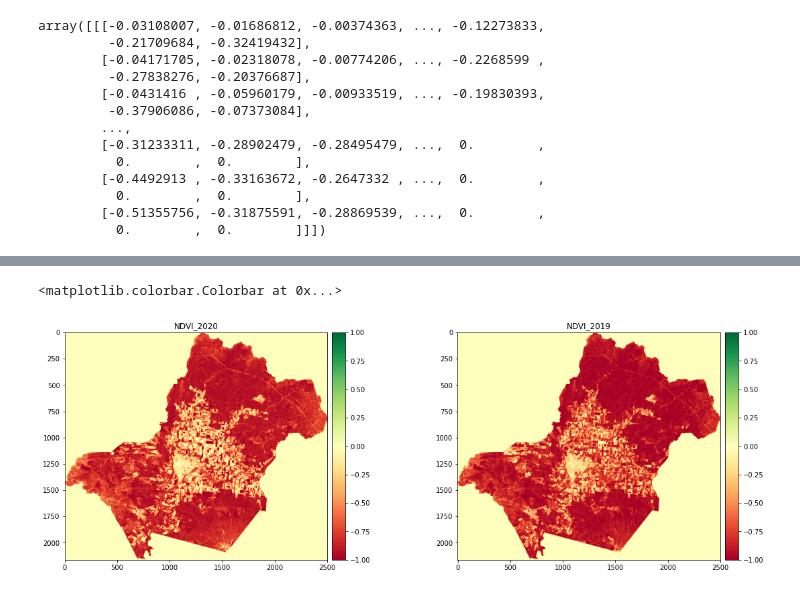
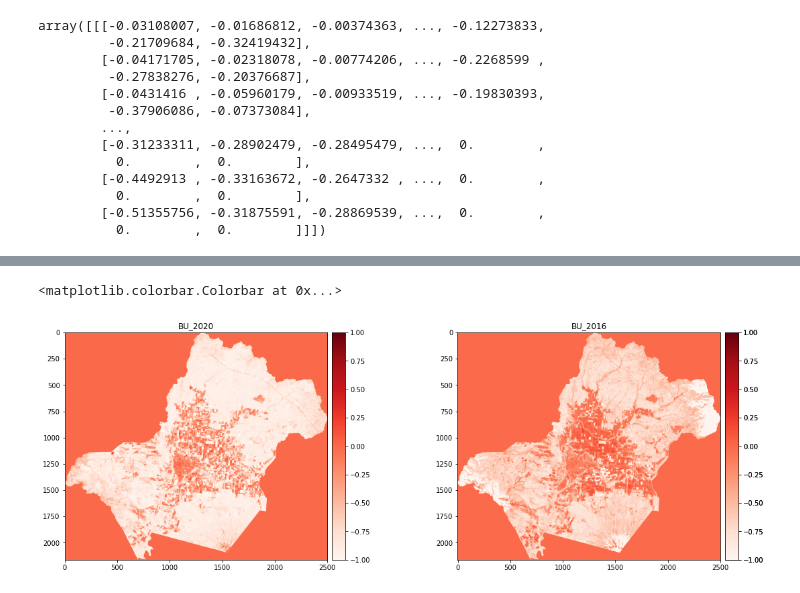
Before and after one commit to syurenuko/LandPrice-Kutchan, a Jupyter notebook: 【衛星画像解析】地価上昇率全国一位の倶知安町の開発状況を調べてみた.ipynb, the cells around one changed output, grey strips where cells are left out. Saved outputs shown, nothing was run; the diff lists cells and outputs as text; code cells hidden in the pictures.

```diff
--- a/【衛星画像解析】地価上昇率全国一位の倶知安町の開発状況を調べてみた.ipynb
+++ b/【衛星画像解析】地価上昇率全国一位の倶知安町の開発状況を調べてみた.ipynb
@@ -471,28 +512,38 @@ Done
 # %%
 fig,(ax1,ax2)=plt.subplots(1,2, figsize=(18,9))
 plt.subplots_adjust(wspace=0.4)
 
 NDVI_2020 = rio.open(NDVI_dir+'/sentinel-2_20200621_ndvi.tif')
 NDVI_2019 = rio.open(NDVI_dir+'/sentinel-2_20190710_ndvi.tif')
+NDVI_2016 = rio.open(NDVI_dir+'/sentinel-2_20160523_ndvi.tif')
 
 NDVI_2020 = NDVI_2020.read(1)
 NDVI_2019 = NDVI_2019.read(1)
+NDVI_2016 = NDVI_2016.read(1)
 
-ndvi1=ax1.imshow(NDVI_2020, cmap='RdYlGn')
-ax1.set_title("NDVI_2020")
+ndvi1=ax1.imshow(NDVI_2020, cmap='Reds')
+ax1.set_title("BU_2020")
 ndvi1.set_clim(vmin=-1, vmax=1)
 divider = make_axes_locatable(ax1)
 ax_cb = divider.new_horizontal(size="5%", pad=0.1)
 fig.add_axes(ax_cb)
 plt.colorbar(ndvi1, cax=ax_cb)
 
-ndvi2=ax2.imshow(NDVI_2019, cmap='RdYlGn')
-ax2.set_title("NDVI_2019")
+ndvi2=ax2.imshow(NDVI_2019, cmap='Reds')
+ax2.set_title("BU_2019")
 ndvi2.set_clim(vmin=-1, vmax=1)
 divider = make_axes_locatable(ax2)
 ax_cb = divider.new_horizontal(size="5%", pad=0.1)
 fig.add_axes(ax_cb)
 plt.colorbar(ndvi2, cax=ax_cb)
+
+ndvi2=ax2.imshow(NDVI_2016, cmap='Reds')
+ax2.set_title("BU_2016")
+ndvi2.set_clim(vmin=-1, vmax=1)
+divider = make_axes_locatable(ax2)
+ax_cb = divider.new_horizontal(size="5%", pad=0.1)
+fig.add_axes(ax_cb)
+plt.colorbar(ndvi2, cax=ax_cb)
 # %% [output]
 <matplotlib.colorbar.Colorbar at 0x...>
-[figure, old version]
+[figure, new version]
```
Also changed, not shown: parts of 9 cells of this notebook.
